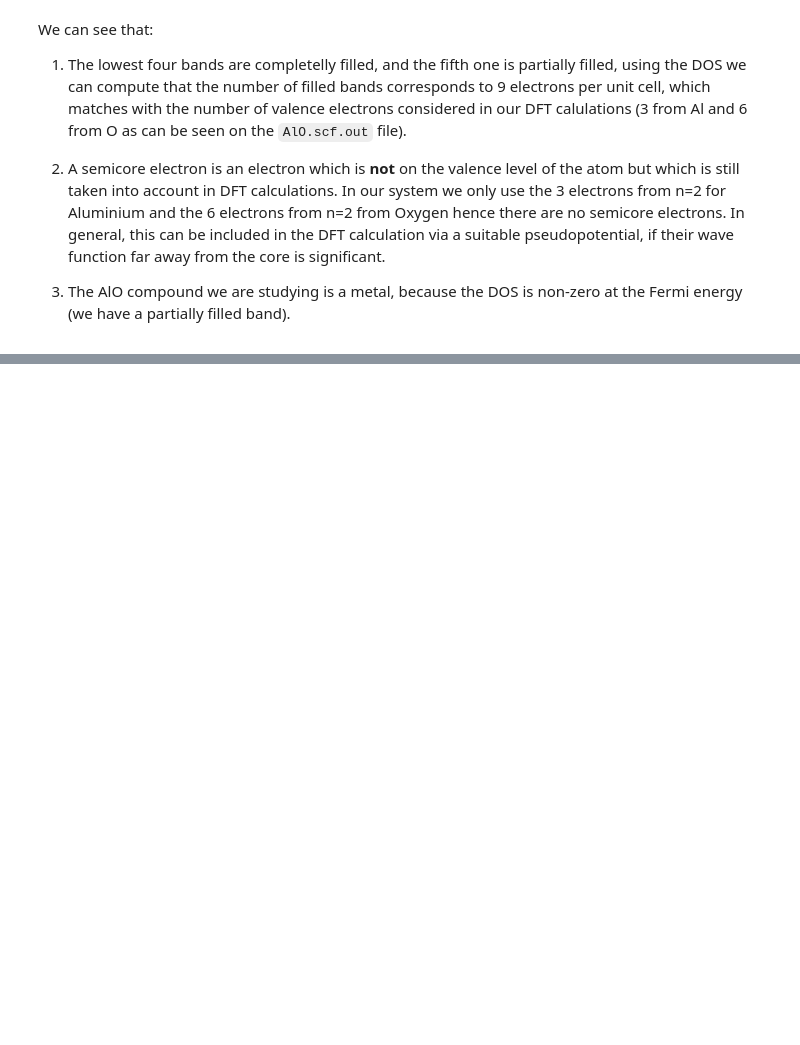
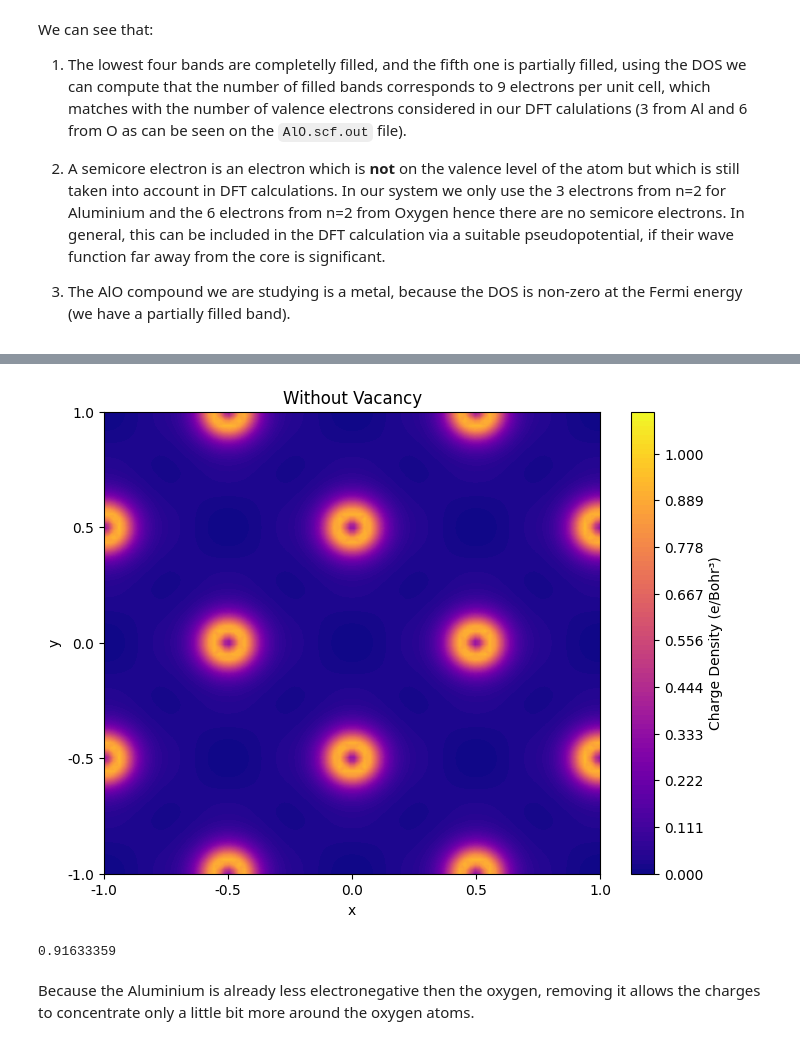
Before and after one commit to guilhermebaos/QUARMEN-Lessons, a Jupyter notebook: Computational-Solid-State/00-Exam-DFT/00-Exam.ipynb, the cells around one changed output, grey strips where cells are left out. Cells and saved outputs as stored; diff of their text form; code cells hidden in the pictures; blank space fills up the shorter version.

```diff
--- a/Computational-Solid-State/00-Exam-DFT/00-Exam.ipynb
+++ b/Computational-Solid-State/00-Exam-DFT/00-Exam.ipynb
@@ -386,0 +528,43 @@ We can see that:
+# %%
+# Load the data (x, y, f(x, y)) from the file
+data = np.loadtxt('cubic_002.gnuplot')
+
+# Extract x, y, and f(x, y) values
+x = data[:, 0]
+y = data[:, 1]
+z = data[:, 2]
+
+# Create a grid for the x and y values
+nx = int(np.sqrt(len(x)))  # Number of points along one axis (assuming square grid)
+ny = nx
+x_grid = x.reshape((nx, ny))
+y_grid = y.reshape((nx, ny))
+z_grid = z.reshape((nx, ny))
+
+# Define saturation limits for z
+z_min = 0.0  # Lower bound (e.g., minimum charge density to display)
+z_max = 1.1  # Upper bound (saturate above this value)
+
+# Create the saturated colormap contour plot
+plt.figure(figsize=(8, 6))
+contour = plt.contourf(
+    x_grid, y_grid, z_grid, levels=np.linspace(z_min, z_max, 100), cmap='plasma'
+)
+#contour = plt.contourf(x_grid, y_grid, z_grid, levels=50, cmap='plasma', vmin=z_min, vmax=z_max)
+plt.colorbar(contour, label='Charge Density (e/Bohr³)')
+plt.xlabel('x')
+plt.ylabel('y')
+plt.title('Without Vacancy')
+
+# Update tick labels to range from -1 to 1
+plt.xticks(np.linspace(x_grid.min(), x_grid.max(), 5), np.linspace(-1, 1, 5))
+plt.yticks(np.linspace(y_grid.min(), y_grid.max(), 5), np.linspace(-1, 1, 5))
+plt.savefig('charge_density_vacancy.png', dpi=300, bbox_inches='tight')
+plt.show()
+
+print(np.max(z_grid))
+# %% [output]
+[figure, added]
+0.91633359
+# %% [markdown]
+Because the Aluminium is already less electronegative then the oxygen, removing it allows the charges to concentrate only a little bit more around the oxygen atoms.
```
Also changed, not shown: parts of 12 cells of this notebook, 18 other files.
